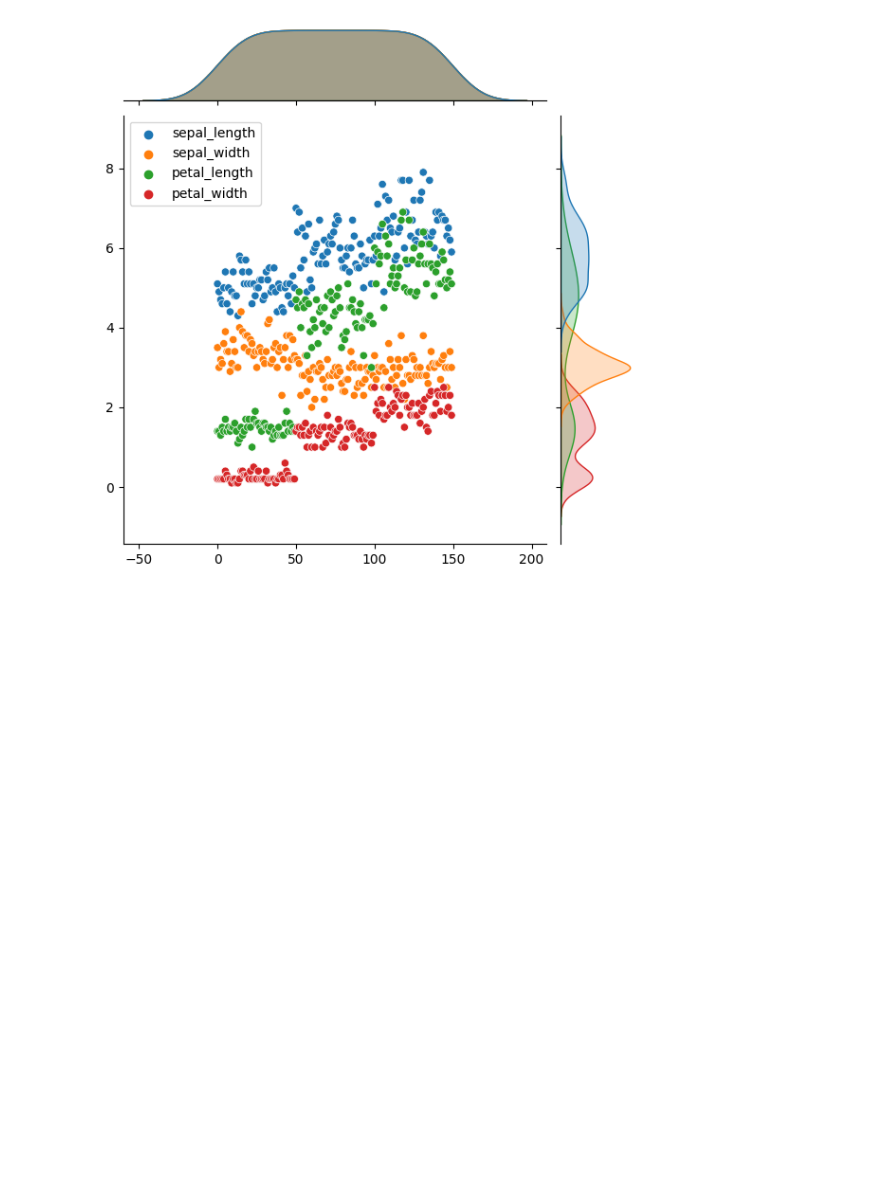
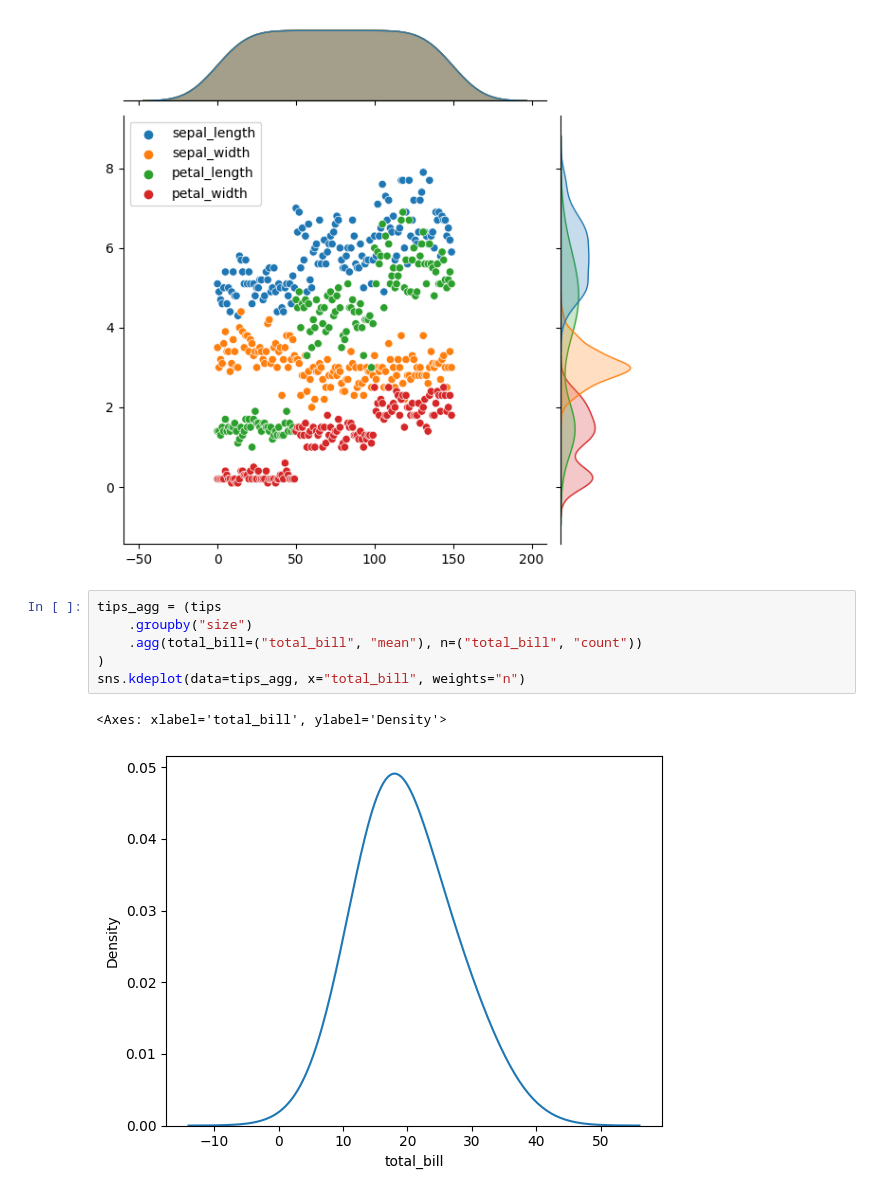
Before and after one commit to Happinessprashant/PythonLab, a Jupyter notebook: seaborn/seaborn.ipynb, the cells around one changed output. Cells and saved outputs as stored; diff of their text form; blank space fills up the shorter version.

```diff
--- a/seaborn/seaborn.ipynb
+++ b/seaborn/seaborn.ipynb
@@ -202,3 +202,12 @@ sns.jointplot(iris)
 # %% [output]
 <seaborn.axisgrid.JointGrid at 0x...>
 [figure]
+# %%
+tips_agg = (tips
+    .groupby("size")
+    .agg(total_bill=("total_bill", "mean"), n=("total_bill", "count"))
+)
+sns.kdeplot(data=tips_agg, x="total_bill", weights="n")
+# %% [output]
+<Axes: xlabel='total_bill', ylabel='Density'>
+[figure, added]
```
Also changed, not shown: parts of 6 cells of this notebook, 4 other files.
